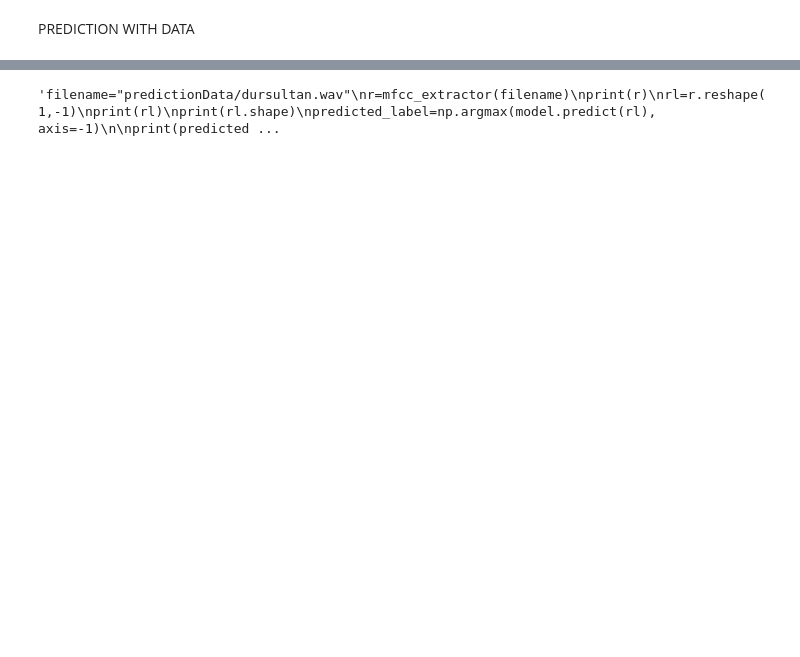
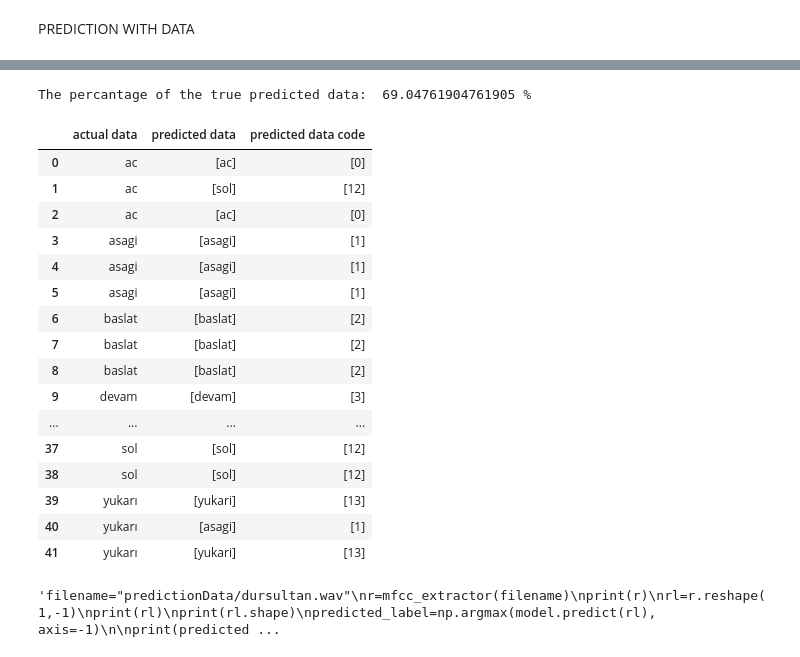
Before and after one commit to SultanSaribas/SpeechRecognition, a Jupyter notebook: ANN.ipynb, the cells around one changed output, grey strips where cells are left out. Cells and saved outputs as stored; diff of their text form; code cells hidden in the pictures; blank space fills up the shorter version.

```diff
--- a/ANN.ipynb
+++ b/ANN.ipynb
@@ -209,3 +213,42 @@ The percantage of the true predicted data:  50.0 %
+# %%
+predictiondatas_feataures =[]
+counters_true=0
+for root, directories, files in os.walk("C:/Users/sarib/Desktop/Gohm/SpeechRecognition/Records"):
+    for file_names in files:
+        if root is not root_path:
+            #print(os.path.join(root,file_names) )
+            r = mfcc_extractor(os.path.join(root,file_names))
+            rl=r.reshape(1,-1)
+            predicteds_label=np.argmax(model.predict(rl), axis=-1)
+            predictions_class = labelencoder.inverse_transform(predicteds_label)
+            predictiondatas_feataures.append([os.path.basename(os.path.normpath(root)), predictions_class, predicteds_label])
+            if os.path.basename(os.path.normpath(root))==predictions_class:
+                counters_true+=1
+# %%
+predictiondatas_feataures_dataframe= pd.DataFrame(predictiondatas_feataures, columns=["actual data", "predicted data", "predicted data code"])
+percentages= (counters_true/len(predictiondatas_feataures))*100
+print("The percantage of the true predicted data: ", percentages,"%")
+#predictiondata_feataures_dataframe.to_csv("output.csv")
+predictiondatas_feataures_dataframe
+# %% [output]
+The percantage of the true predicted data:  69.04761904761905 %
+|  | actual data | predicted data | predicted data code |
+| 0 | ac | [ac] | [0] |
+| 1 | ac | [sol] | [12] |
+| 2 | ac | [ac] | [0] |
+| 3 | asagi | [asagi] | [1] |
+| 4 | asagi | [asagi] | [1] |
+| 5 | asagi | [asagi] | [1] |
+| 6 | baslat | [baslat] | [2] |
+| 7 | baslat | [baslat] | [2] |
+| 8 | baslat | [baslat] | [2] |
+| 9 | devam | [devam] | [3] |
+| ... | ... | ... | ... |
+| 37 | sol | [sol] | [12] |
+| 38 | sol | [sol] | [12] |
+| 39 | yukarı | [yukari] | [13] |
+| 40 | yukarı | [asagi] | [1] |
+| 41 | yukarı | [yukari] | [13] |
 # %%
 """filename="predictionData/dursultan.wav"
 r=mfcc_extractor(filename)
```
Also changed, not shown: parts of 9 cells of this notebook, 43 other files.
